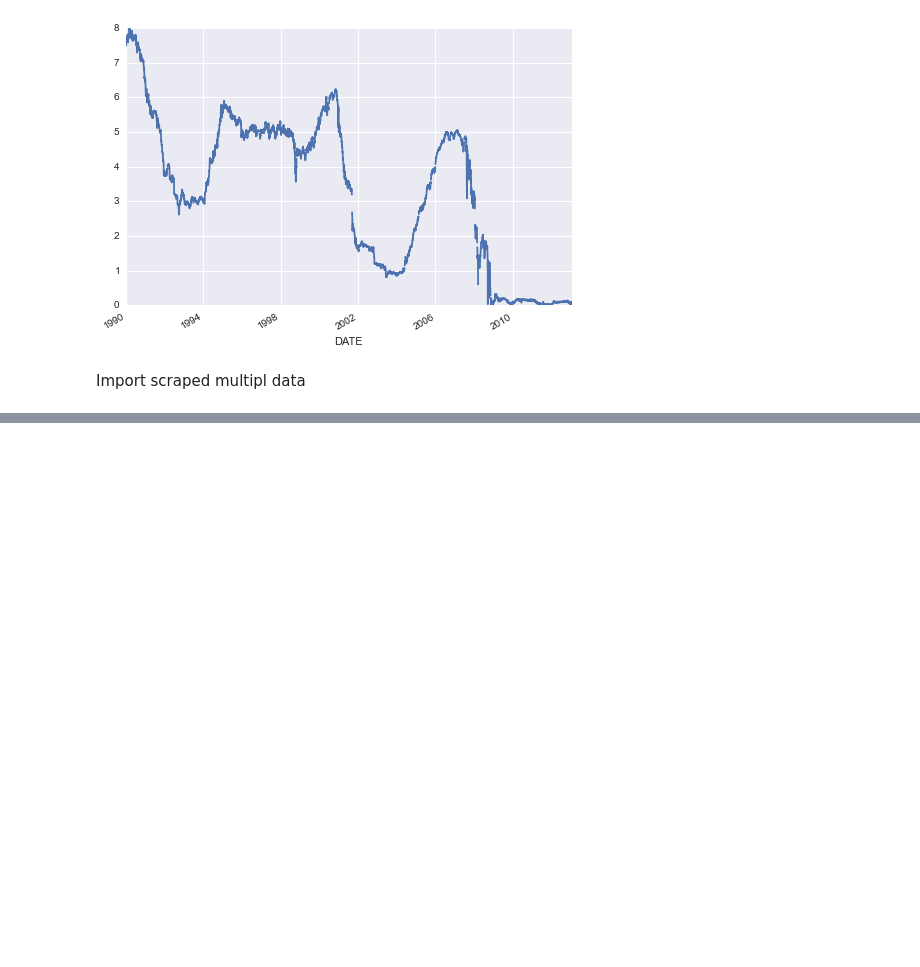
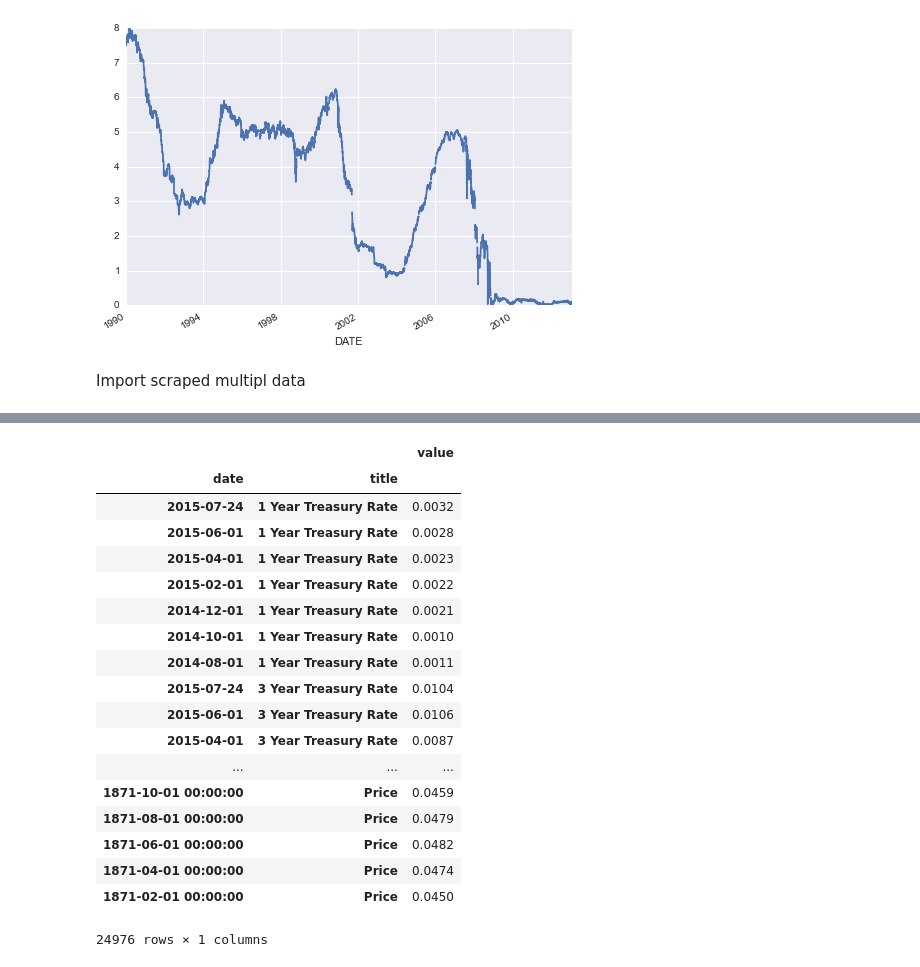
Before and after one commit to rhouck/bubble, a Jupyter notebook: explore 1.ipynb, the cells around one changed output, grey strips where cells are left out. Cells and saved outputs as stored; diff of their text form; code cells hidden in the pictures; blank space fills up the shorter version.

```diff
--- a/explore 1.ipynb
+++ b/explore 1.ipynb
@@ -77,0 +78,22 @@ multipl.head()
+# %%
+multipl.set_index(['date', 'title'])
+# %% [output]
+|  |  | value |
+| date | title |  |
+| 2015-07-24 | 1 Year Treasury Rate | 0.0032 |
+| 2015-06-01 | 1 Year Treasury Rate | 0.0028 |
+| 2015-04-01 | 1 Year Treasury Rate | 0.0023 |
+| 2015-02-01 | 1 Year Treasury Rate | 0.0022 |
+| 2014-12-01 | 1 Year Treasury Rate | 0.0021 |
+| 2014-10-01 | 1 Year Treasury Rate | 0.0010 |
+| 2014-08-01 | 1 Year Treasury Rate | 0.0011 |
+| 2015-07-24 | 3 Year Treasury Rate | 0.0104 |
+| 2015-06-01 | 3 Year Treasury Rate | 0.0106 |
+| 2015-04-01 | 3 Year Treasury Rate | 0.0087 |
+| ... | ... | ... |
+| 1871-10-01 00:00:00 | Price | 0.0459 |
+| 1871-08-01 00:00:00 | Price | 0.0479 |
+| 1871-06-01 00:00:00 | Price | 0.0482 |
+| 1871-04-01 00:00:00 | Price | 0.0474 |
+| 1871-02-01 00:00:00 | Price | 0.0450 |
+24976 rows × 1 columns
```
Also changed, not shown: parts of 2 cells of this notebook, 1 other file.
